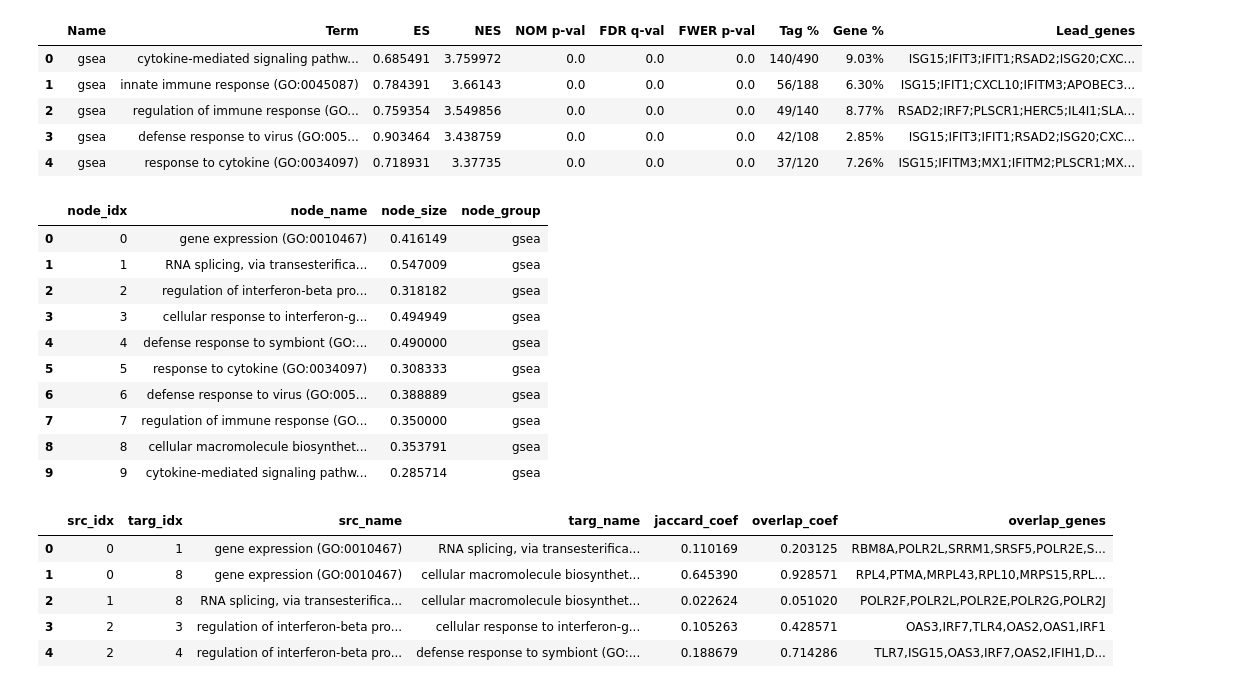
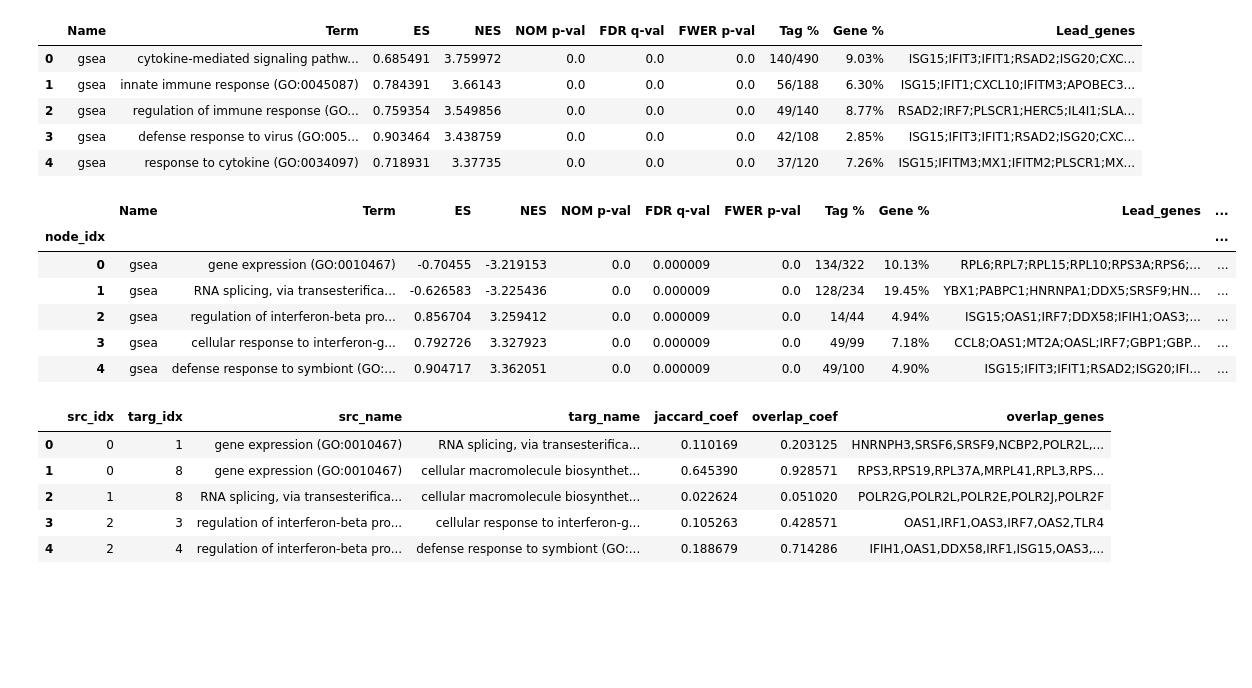
Before and after one commit to zqfang/GSEApy, a Jupyter notebook: docs/singlecell_example.ipynb, the cells around one changed output. Drawn from its saved outputs; the diff is of its cells as text; code cells hidden in the pictures; blank space fills up the shorter version.

```diff
--- a/docs/singlecell_example.ipynb
+++ b/docs/singlecell_example.ipynb
@@ -280,30 +280,26 @@ res.res2d.to_csv("data/test.out.txt", sep="\t", index=False)
 # df['p_inv'] = df.apply(lambda x: np.log(x['NOM p-val'])*np.sign(x['NES']), axis=1)
 from gseapy import enrichment_map
 # %%
-nodes, edges = gp.enrichment_map(res.res2d, group='Name')
+nodes, edges = gp.enrichment_map(res.res2d)
 # %%
-nodes
+nodes.head()
 # %% [output]
-|  | node_idx | node_name | node_size | node_group |
-| 0 | 0 | gene expression (GO:0010467) | 0.416149 | gsea |
-| 1 | 1 | RNA splicing, via transesterifica... | 0.547009 | gsea |
-| 2 | 2 | regulation of interferon-beta pro... | 0.318182 | gsea |
-| 3 | 3 | cellular response to interferon-g... | 0.494949 | gsea |
-| 4 | 4 | defense response to symbiont (GO:... | 0.490000 | gsea |
-| 5 | 5 | response to cytokine (GO:0034097) | 0.308333 | gsea |
-| 6 | 6 | defense response to virus (GO:005... | 0.388889 | gsea |
-| 7 | 7 | regulation of immune response (GO... | 0.350000 | gsea |
-| 8 | 8 | cellular macromolecule biosynthet... | 0.353791 | gsea |
-| 9 | 9 | cytokine-mediated signaling pathw... | 0.285714 | gsea |
+|  | Name | Term | ES | NES | NOM p-val | FDR q-val | FWER p-val | Tag % | Gene % | Lead_genes | ... |
+| node_idx |  |  |  |  |  |  |  |  |  |  | ... |
+| 0 | gsea | gene expression (GO:0010467) | -0.70455 | -3.219153 | 0.0 | 0.000009 | 0.0 | 134/322 | 10.13% | RPL6;RPL7;RPL15;RPL10;RPS3A;RPS6;... | ... |
+| 1 | gsea | RNA splicing, via transesterifica... | -0.626583 | -3.225436 | 0.0 | 0.000009 | 0.0 | 128/234 | 19.45% | YBX1;PABPC1;HNRNPA1;DDX5;SRSF9;HN... | ... |
+| 2 | gsea | regulation of interferon-beta pro... | 0.856704 | 3.259412 | 0.0 | 0.000009 | 0.0 | 14/44 | 4.94% | ISG15;OAS1;IRF7;DDX58;IFIH1;OAS3;... | ... |
+| 3 | gsea | cellular response to interferon-g... | 0.792726 | 3.327923 | 0.0 | 0.000009 | 0.0 | 49/99 | 7.18% | CCL8;OAS1;MT2A;OASL;IRF7;GBP1;GBP... | ... |
+| 4 | gsea | defense response to symbiont (GO:... | 0.904717 | 3.362051 | 0.0 | 0.000009 | 0.0 | 49/100 | 4.90% | ISG15;IFIT3;IFIT1;RSAD2;ISG20;IFI... | ... |
 # %%
 edges.head()
 # %% [output]
 |  | src_idx | targ_idx | src_name | targ_name | jaccard_coef | overlap_coef | overlap_genes |
-| 0 | 0 | 1 | gene expression (GO:0010467) | RNA splicing, via transesterifica... | 0.110169 | 0.203125 | RBM8A,POLR2L,SRRM1,SRSF5,POLR2E,S... |
-| 1 | 0 | 8 | gene expression (GO:0010467) | cellular macromolecule biosynthet... | 0.645390 | 0.928571 | RPL4,PTMA,MRPL43,RPL10,MRPS15,RPL... |
-| 2 | 1 | 8 | RNA splicing, via transesterifica... | cellular macromolecule biosynthet... | 0.022624 | 0.051020 | POLR2F,POLR2L,POLR2E,POLR2G,POLR2J |
-| 3 | 2 | 3 | regulation of interferon-beta pro... | cellular response to interferon-g... | 0.105263 | 0.428571 | OAS3,IRF7,TLR4,OAS2,OAS1,IRF1 |
-| 4 | 2 | 4 | regulation of interferon-beta pro... | defense response to symbiont (GO:... | 0.188679 | 0.714286 | TLR7,ISG15,OAS3,IRF7,OAS2,IFIH1,D... |
+| 0 | 0 | 1 | gene expression (GO:0010467) | RNA splicing, via transesterifica... | 0.110169 | 0.203125 | HNRNPH3,SRSF6,SRSF9,NCBP2,POLR2L,... |
+| 1 | 0 | 8 | gene expression (GO:0010467) | cellular macromolecule biosynthet... | 0.645390 | 0.928571 | RPS3,RPS19,RPL37A,MRPL41,RPL3,RPS... |
+| 2 | 1 | 8 | RNA splicing, via transesterifica... | cellular macromolecule biosynthet... | 0.022624 | 0.051020 | POLR2G,POLR2L,POLR2E,POLR2J,POLR2F |
+| 3 | 2 | 3 | regulation of interferon-beta pro... | cellular response to interferon-g... | 0.105263 | 0.428571 | OAS1,IRF1,OAS3,IRF7,OAS2,TLR4 |
+| 4 | 2 | 4 | regulation of interferon-beta pro... | defense response to symbiont (GO:... | 0.188679 | 0.714286 | IFIH1,OAS1,DDX58,IRF1,ISG15,OAS3,... |
 # %%
 # build graph
 G = nx.from_pandas_edgelist(edges,
```
Also changed, not shown: parts of 2 cells of this notebook, 1 other file.
